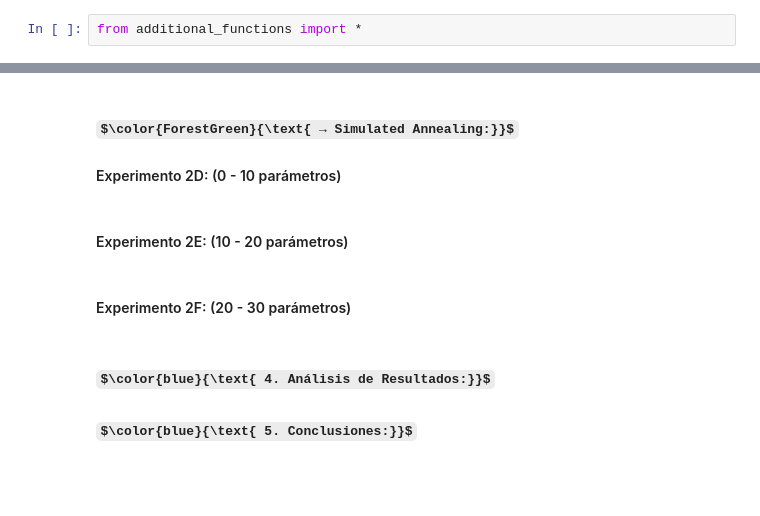
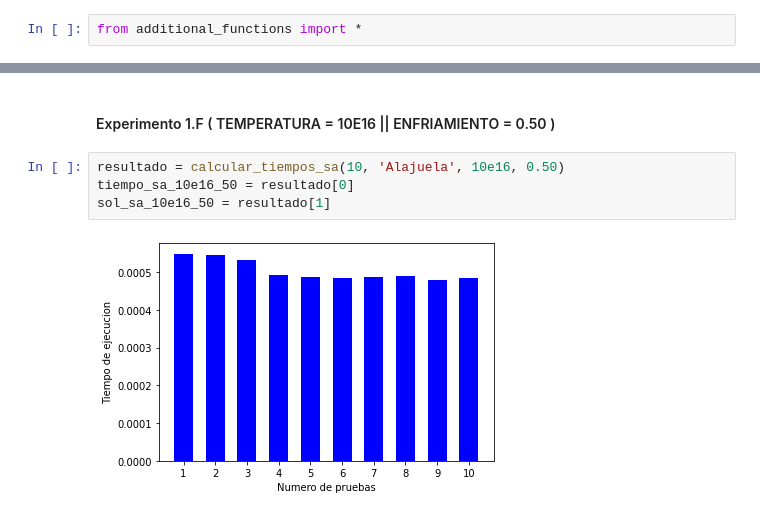
Before and after one commit to IC-3002/ic-3002-2020ii-p2-pseint, a Jupyter notebook: Cuaderno_Proyecto2.ipynb, the cells around one changed output, grey strips where cells are left out. Cells and saved outputs as stored; diff of their text form; some formulas as TeX source; blank space fills up the shorter version.

Commit message:
Experimento 1: Datos agregados.

```diff
--- a/Cuaderno_Proyecto2.ipynb
+++ b/Cuaderno_Proyecto2.ipynb
@@ -333,12 +268,8 @@ SyntaxError: invalid syntax (<ipython-input-23-57353fcbde50>, line 2)
-# %% [markdown]
- ### $\color{ForestGreen}{\text{ → Simulated Annealing:}}$
-   #### Experimento 2D: (0 - 10 parámetros)
-# %% [markdown]
-   #### Experimento 2E: (10 - 20 parámetros)
-# %% [markdown]
-   #### Experimento 2F: (20 - 30 parámetros)
-# %% [markdown]
-### $\color{blue}{\text{ 4. Análisis de Resultados:}}$
-
-
-### $\color{blue}{\text{ 5. Conclusiones:}}$
+# %% [markdown]
+#### Experimento 1.F (  TEMPERATURA = 10E16   ||    ENFRIAMIENTO = 0.50  )
+# %%
+resultado = calcular_tiempos_sa(10, 'Alajuela', 10e16, 0.50)
+tiempo_sa_10e16_50 = resultado[0]
+sol_sa_10e16_50 = resultado[1]
+# %% [output]
+[figure, added]
```
Also changed, not shown: parts of 71 cells of this notebook, 1 other file.
